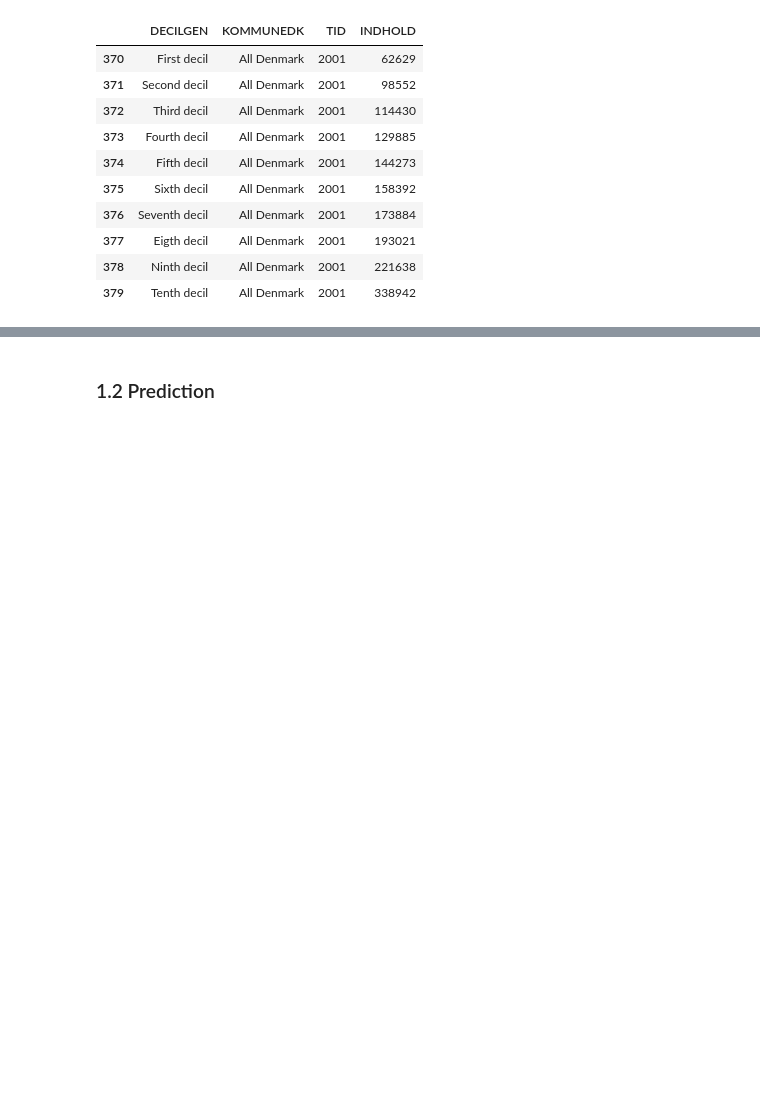
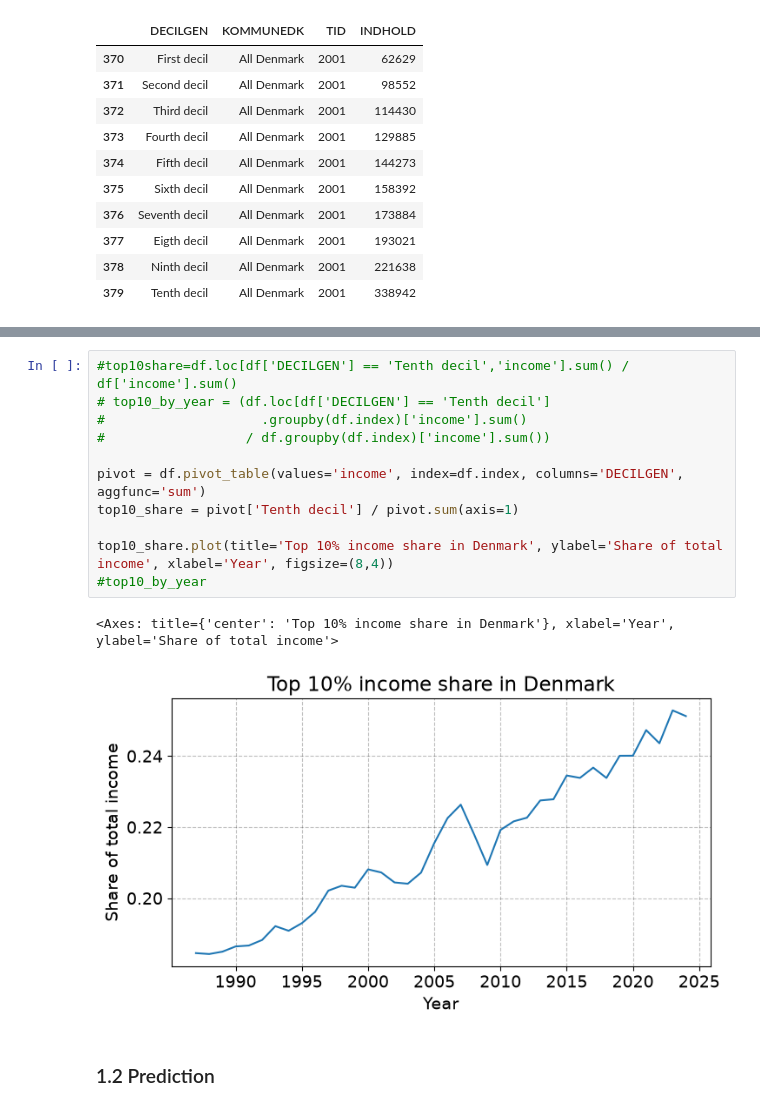
Before and after one commit to mnielsenkaplan-byte/ProgEcon4, a Jupyter notebook: Data Project.ipynb, the cells around one changed output, grey strips where cells are left out. Cells and saved outputs as stored; diff of their text form; blank space fills up the shorter version.

```diff
--- a/Data Project.ipynb
+++ b/Data Project.ipynb
@@ -133,3 +133,17 @@ df.head(5)
+# %%
+#top10share=df.loc[df['DECILGEN'] == 'Tenth decil','income'].sum() / df['income'].sum()
+# top10_by_year = (df.loc[df['DECILGEN'] == 'Tenth decil']
+#                    .groupby(df.index)['income'].sum()
+#                  / df.groupby(df.index)['income'].sum())
+
+pivot = df.pivot_table(values='income', index=df.index, columns='DECILGEN', aggfunc='sum')
+top10_share = pivot['Tenth decil'] / pivot.sum(axis=1)
+
+top10_share.plot(title='Top 10% income share in Denmark', ylabel='Share of total income', xlabel='Year', figsize=(8,4))
+#top10_by_year
+# %% [output]
+<Axes: title={'center': 'Top 10% income share in Denmark'}, xlabel='Year', ylabel='Share of total income'>
+[figure, added]
 # %% [markdown]
 ### 1.2 Prediction
 # %% [markdown]
```
Also changed, not shown: parts of 1 cell of this notebook.
